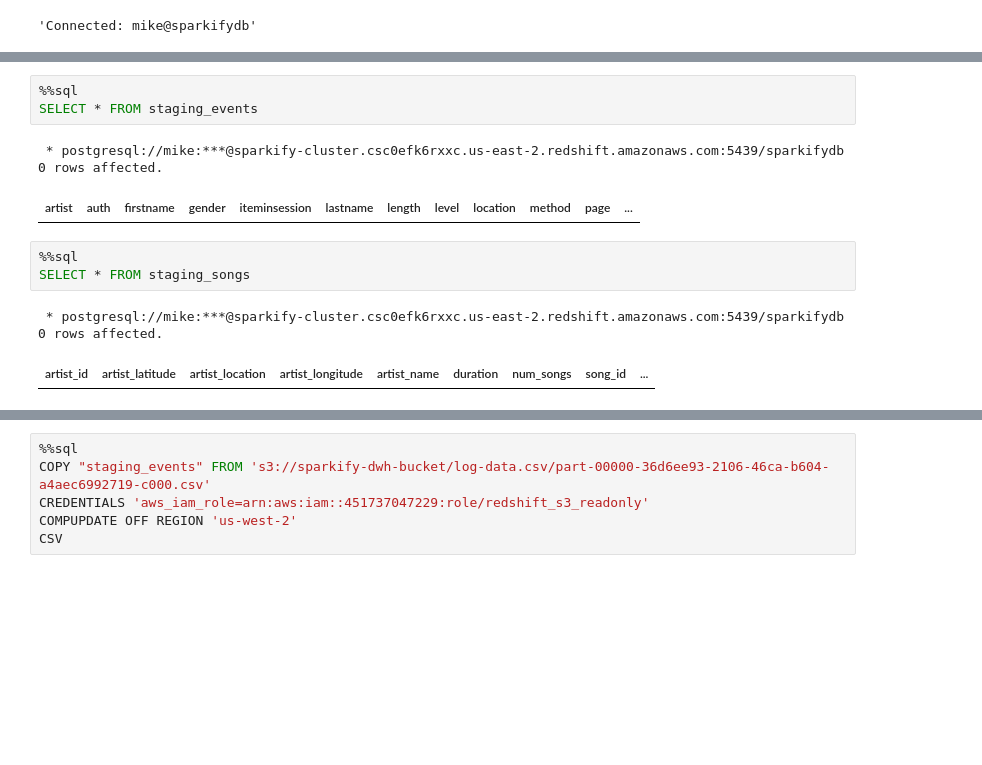
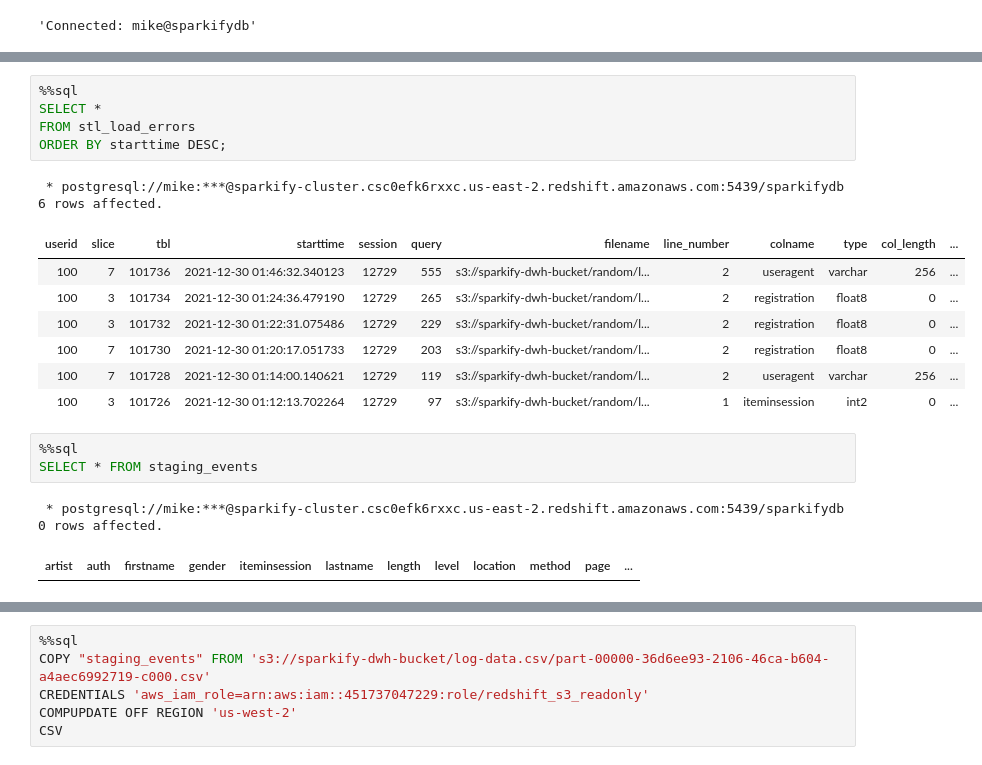
Before and after one commit to mathias-mike/Project-Sparkify, a Jupyter notebook: configuration.ipynb, the cells around one changed output, grey strips where cells are left out. Drawn from its saved outputs; the diff is of its cells as text; blank space fills up the shorter version.

```diff
--- a/configuration.ipynb
+++ b/configuration.ipynb
@@ -162,3 +179,18 @@ conn_string = "postgresql://{}:{}@{}:{}/{}".format(DWH_USER_NAME, DWH_USER_PASSW
+# %%
+%%sql
+SELECT *
+FROM stl_load_errors
+ORDER BY starttime DESC;
+# %% [output]
+ * postgresql://mike:***@sparkify-cluster.csc0efk6rxxc.us-east-2.redshift.amazonaws.com:5439/sparkifydb
+6 rows affected.
+| userid | slice | tbl | starttime | session | query | filename | line_number | colname | type | col_length | ... |
+| 100 | 7 | 101736 | 2021-12-30 01:46:32.340123 | 12729 | 555 | s3://sparkify-dwh-bucket/random/l... | 2 | useragent | varchar | 256 | ... |
+| 100 | 3 | 101734 | 2021-12-30 01:24:36.479190 | 12729 | 265 | s3://sparkify-dwh-bucket/random/l... | 2 | registration | float8 | 0 | ... |
+| 100 | 3 | 101732 | 2021-12-30 01:22:31.075486 | 12729 | 229 | s3://sparkify-dwh-bucket/random/l... | 2 | registration | float8 | 0 | ... |
+| 100 | 7 | 101730 | 2021-12-30 01:20:17.051733 | 12729 | 203 | s3://sparkify-dwh-bucket/random/l... | 2 | registration | float8 | 0 | ... |
+| 100 | 7 | 101728 | 2021-12-30 01:14:00.140621 | 12729 | 119 | s3://sparkify-dwh-bucket/random/l... | 2 | useragent | varchar | 256 | ... |
+| 100 | 3 | 101726 | 2021-12-30 01:12:13.702264 | 12729 | 97 | s3://sparkify-dwh-bucket/random/l... | 1 | iteminsession | int2 | 0 | ... |
 # %%
 %%sql
 SELECT * FROM staging_events
@@ -166,10 +198,3 @@ SELECT * FROM staging_events
  * postgresql://mike:***@sparkify-cluster.csc0efk6rxxc.us-east-2.redshift.amazonaws.com:5439/sparkifydb
 0 rows affected.
 | artist | auth | firstname | gender | iteminsession | lastname | length | level | location | method | page | ... |
-# %%
-%%sql
-SELECT * FROM staging_songs
-# %% [output]
- * postgresql://mike:***@sparkify-cluster.csc0efk6rxxc.us-east-2.redshift.amazonaws.com:5439/sparkifydb
-0 rows affected.
-| artist_id | artist_latitude | artist_location | artist_longitude | artist_name | duration | num_songs | song_id | ... |
```
Also changed, not shown: parts of 5 cells of this notebook, 4 other files.
